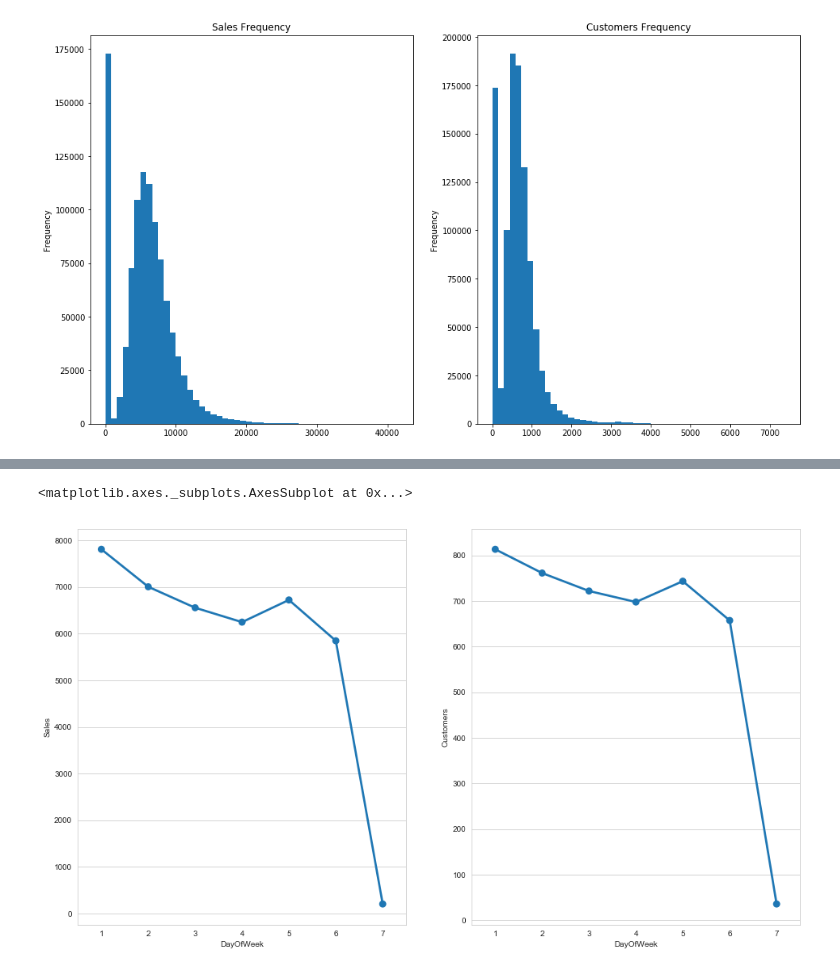
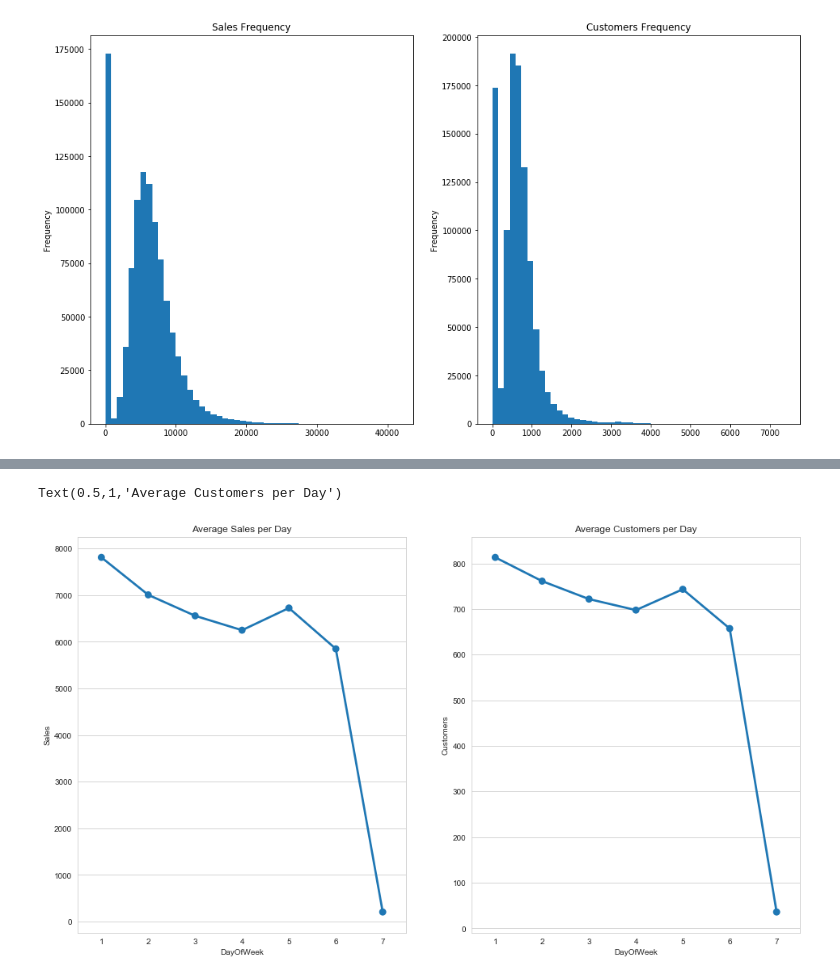
Before and after one commit to lidatou1991/udacity_final_rossmann, a Jupyter notebook: rossmann_final.ipynb, the cells around one changed output, grey strips where cells are left out. Drawn from its saved outputs; the diff is of its cells as text; code cells hidden in the pictures.

```diff
--- a/rossmann_final.ipynb
+++ b/rossmann_final.ipynb
@@ -201,14 +223,17 @@ train['Customers'].plot(kind='hist', bins=50, ax=axis2, title='Customers Frequen
 # %%
 #一周每天的sales、customer平均值分布，可以看到星期天平均值明显较低，是因为星期天很多商店不开门
 
 sns.set_style("whitegrid")
 
 fig, (axis1, axis2) = plt.subplots(1, 2, figsize=(16, 9))
 sns.pointplot(x="DayOfWeek", y="Sales", data=train, order=[1, 2, 3, 4, 5, 6, 7], ax=axis1)
+axis1.set_title("Average Sales per Day")
+
 sns.pointplot(x="DayOfWeek", y="Customers", data=train, order=[1, 2, 3, 4, 5, 6, 7], ax=axis2)
+axis2.set_title("Average Customers per Day")
 # %% [output]
-<matplotlib.axes._subplots.AxesSubplot at 0x...>
+Text(0.5,1,'Average Customers per Day')
-[figure, old version]
+[figure, new version]
 # %%
 #只考察开门商店的平均值分布,反而可以看到周日只要是开门的商店，customer、sales都比较高
 sns.set_style("whitegrid")
```
Also changed, not shown: parts of 19 cells of this notebook.
